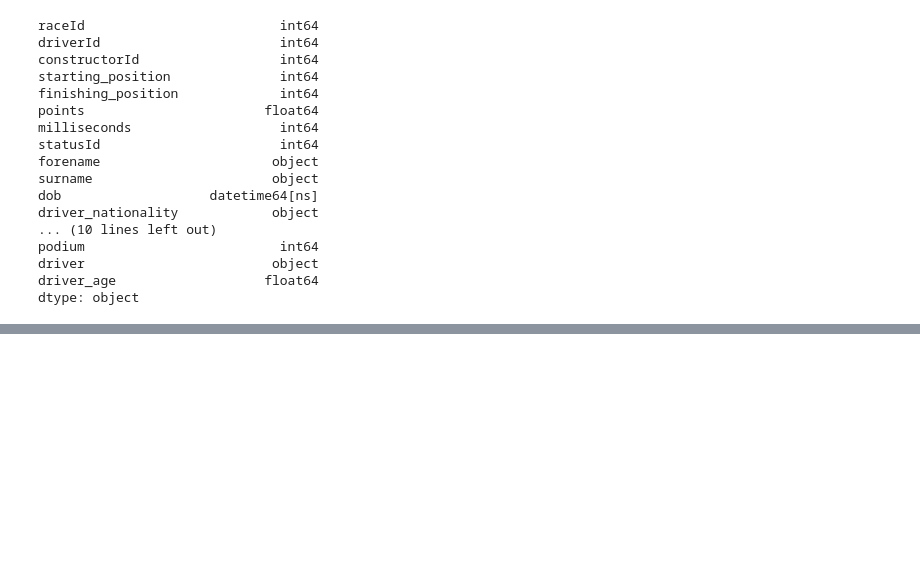
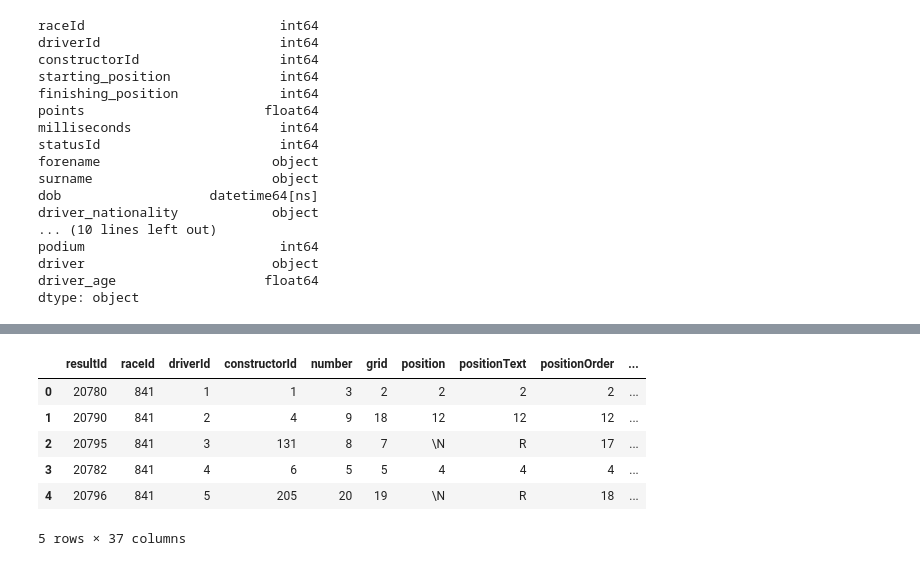
Before and after one commit to PaulOM203/MSC_Thesis_F1, a Jupyter notebook: Notebook.ipynb, the cells around one changed output, grey strips where cells are left out. Cells and saved outputs as stored; diff of their text form; code cells hidden in the pictures; blank space fills up the shorter version.

```diff
--- a/Notebook.ipynb
+++ b/Notebook.ipynb
@@ -447,0 +439,12 @@ maps
+# %%
+## Merging the pitstop results with result and races on driverId and raceId
+results_races = (results_races.merge(pitstop_races, right_on=['raceId','driverId'], left_on=['raceId','driverId'], how='right'))
+results_races.head()
+# %% [output]
+|  | resultId | raceId | driverId | constructorId | number | grid | position | positionText | positionOrder | ... |
+| 0 | 20780 | 841 | 1 | 1 | 3 | 2 | 2 | 2 | 2 | ... |
+| 1 | 20790 | 841 | 2 | 4 | 9 | 18 | 12 | 12 | 12 | ... |
+| 2 | 20795 | 841 | 3 | 131 | 8 | 7 | \N | R | 17 | ... |
+| 3 | 20782 | 841 | 4 | 6 | 5 | 5 | 4 | 4 | 4 | ... |
+| 4 | 20796 | 841 | 5 | 205 | 20 | 19 | \N | R | 18 | ... |
+5 rows × 37 columns
```
Also changed, not shown: parts of 34 cells of this notebook.
